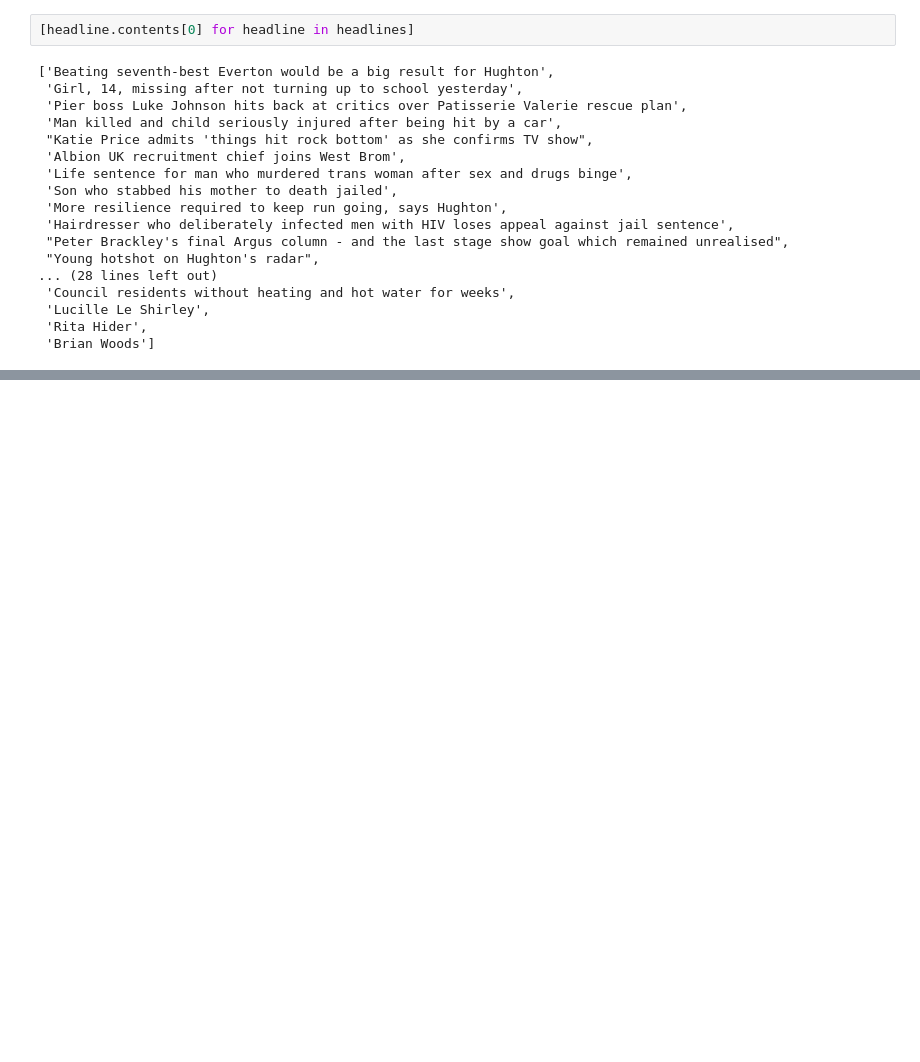
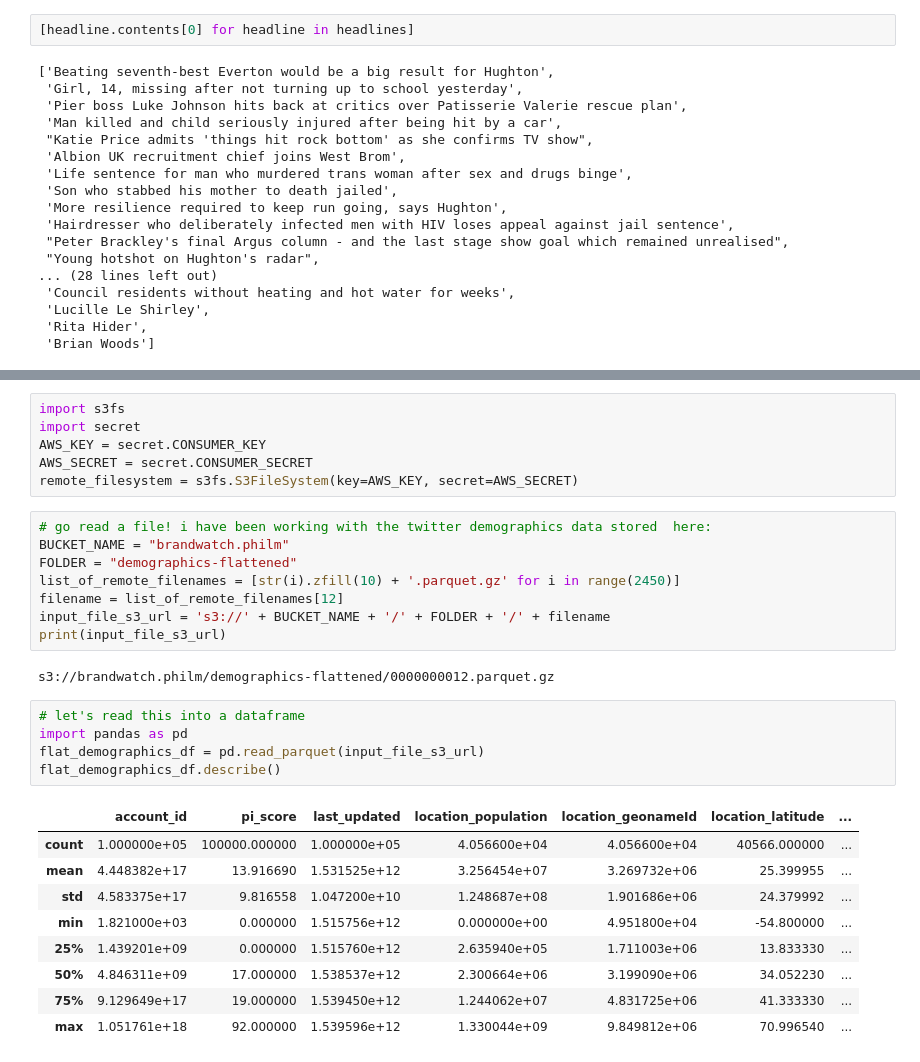
Before and after one commit to bw-matthew/python_exercises, a Jupyter notebook: exercises/06_web_scraping/fetching data from online sources using urllib.ipynb, the cells around one changed output, grey strips where cells are left out. Saved outputs shown, nothing was run; the diff lists cells and outputs as text; blank space fills up the shorter version.

```diff
--- a/exercises/06_web_scraping/fetching data from online sources using urllib.ipynb
+++ b/exercises/06_web_scraping/fetching data from online sources using urllib.ipynb
@@ -162,0 +168,31 @@ def fetch_argus_headlines(date=date.today()):
+# %%
+import s3fs
+import secret
+AWS_KEY = secret.CONSUMER_KEY
+AWS_SECRET = secret.CONSUMER_SECRET
+remote_filesystem = s3fs.S3FileSystem(key=AWS_KEY, secret=AWS_SECRET)
+# %%
+# go read a file! i have been working with the twitter demographics data stored  here:
+BUCKET_NAME = "brandwatch.philm"
+FOLDER = "demographics-flattened"
+list_of_remote_filenames = [str(i).zfill(10) + '.parquet.gz' for i in range(2450)]
+filename = list_of_remote_filenames[12]
+input_file_s3_url = 's3://' + BUCKET_NAME + '/' + FOLDER + '/' + filename
+print(input_file_s3_url)
+# %% [output]
+s3://brandwatch.philm/demographics-flattened/0000000012.parquet.gz
+# %%
+# let's read this into a dataframe
+import pandas as pd
+flat_demographics_df = pd.read_parquet(input_file_s3_url)
+flat_demographics_df.describe()
+# %% [output]
+|  | account_id | pi_score | last_updated | location_population | location_geonameId | location_latitude | ... |
+| count | 1.000000e+05 | 100000.000000 | 1.000000e+05 | 4.056600e+04 | 4.056600e+04 | 40566.000000 | ... |
+| mean | 4.448382e+17 | 13.916690 | 1.531525e+12 | 3.256454e+07 | 3.269732e+06 | 25.399955 | ... |
+| std | 4.583375e+17 | 9.816558 | 1.047200e+10 | 1.248687e+08 | 1.901686e+06 | 24.379992 | ... |
+| min | 1.821000e+03 | 0.000000 | 1.515756e+12 | 0.000000e+00 | 4.951800e+04 | -54.800000 | ... |
+| 25% | 1.439201e+09 | 0.000000 | 1.515760e+12 | 2.635940e+05 | 1.711003e+06 | 13.833330 | ... |
+| 50% | 4.846311e+09 | 17.000000 | 1.538537e+12 | 2.300664e+06 | 3.199090e+06 | 34.052230 | ... |
+| 75% | 9.129649e+17 | 19.000000 | 1.539450e+12 | 1.244062e+07 | 4.831725e+06 | 41.333330 | ... |
+| max | 1.051761e+18 | 92.000000 | 1.539596e+12 | 1.330044e+09 | 9.849812e+06 | 70.996540 | ... |
```
Also changed, not shown: parts of 8 cells of this notebook, 2 other files.
